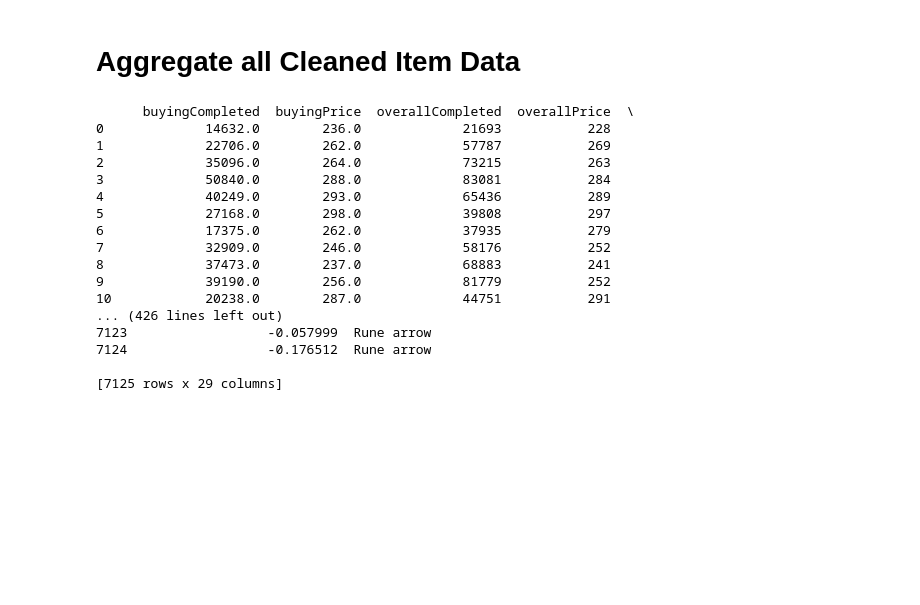
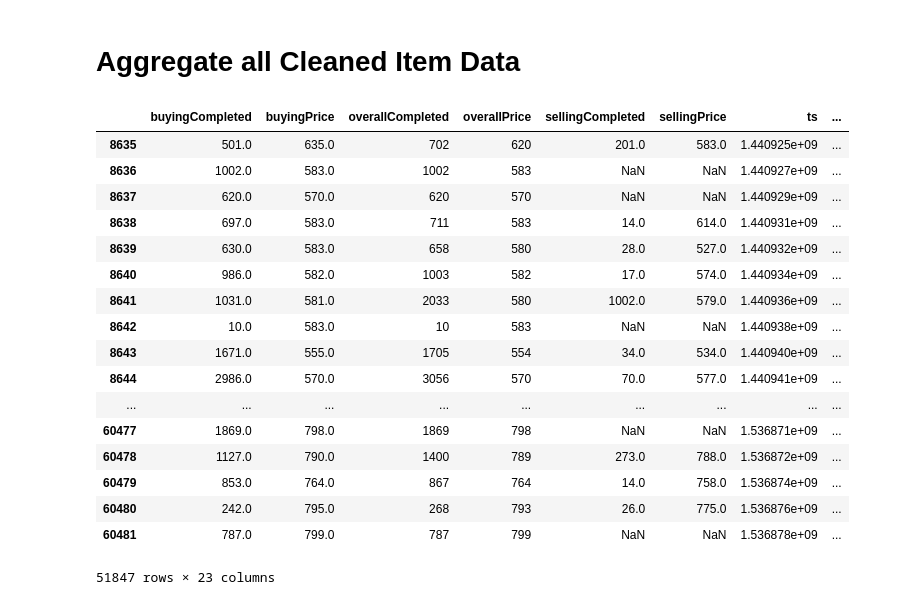
Before and after one commit to ncasale/rs-rnn-bot, a Jupyter notebook: notebook.ipynb, the cells around one changed output. Cells and saved outputs as stored; diff of their text form; code cells hidden in the pictures; blank space fills up the shorter version.

```diff
--- a/notebook.ipynb
+++ b/notebook.ipynb
@@ -298,4 +308,4 @@ Retrying...
 # Convert Data to Deltas
 # %%
 #----- CONVERT DATA TO DELTAS -----#
-generate_train_and_test_deltas(item_records)
+item_records = generate_train_and_test_deltas(item_records)
@@ -304,5 +316,5 @@ generate_train_and_test_deltas(item_records)
 These next period values are what we will be attempting to predict with the ANN.
 # %%
 #----- GET NEXT PERIOD OVERALL PRICE FOR EACH ENTRY -----#
-get_next_period_overall_price(item_records)
+item_records = get_next_period_overall_price(item_records)
 # %% [output]
@@ -329,6 +325,6 @@ get_next_period_overall_price(item_records)
 #------ CREATE 30 DAY AVERAGES FOR COLUMNS -----#
 columns = ['overallPricePer', 'overallCompletedPer', 'buyingPricePer', 'buyingCompletedPer',\
            'sellingPricePer', 'sellingCompletedPer']
-window = 180 #24/4 hour periods * 30 days = 180 window
-generate_moving_averages(item_records, columns, window)
+window = 1440 #24/.5 hour periods * 30 days = 1440 window
+item_records = generate_moving_averages(item_records, columns, window)
 # %% [output]
@@ -340,5 +333,5 @@ See the caveats in the documentation: http://pandas.pydata.org/pandas-docs/stabl
 # Generate Z-Scores and Remove Outliers
 # %%
 #----- Generate Z-Scores for Percentage columns and remove outliers -----#
-generate_z_scores(item_records, columns)
+item_records = generate_z_scores(item_records, columns)
 # %% [output]
@@ -354,23 +362,24 @@ print(item_records.iloc[0]['data'])
 # Aggregate all Cleaned Item Data
 # %%
 aggregate_df = aggregate_cleaned_item_data(item_records)
-# %%
-print(aggregate_df)
-# %% [output]
-      buyingCompleted  buyingPrice  overallCompleted  overallPrice  \
-0             14632.0        236.0             21693           228
-1             22706.0        262.0             57787           269
-2             35096.0        264.0             73215           263
-3             50840.0        288.0             83081           284
-4             40249.0        293.0             65436           289
-5             27168.0        298.0             39808           297
-6             17375.0        262.0             37935           279
-7             32909.0        246.0             58176           252
-8             37473.0        237.0             68883           241
-9             39190.0        256.0             81779           252
-10            20238.0        287.0             44751           291
-... (426 lines left out)
-7123                  -0.057999  Rune arrow
-7124                  -0.176512  Rune arrow
-
-[7125 rows x 29 columns]
+# %%
+item_records.iloc[34]['data']
+# %% [output]
+|  | buyingCompleted | buyingPrice | overallCompleted | overallPrice | sellingCompleted | sellingPrice | ts | ... |
+| 8635 | 501.0 | 635.0 | 702 | 620 | 201.0 | 583.0 | 1.440925e+09 | ... |
+| 8636 | 1002.0 | 583.0 | 1002 | 583 | NaN | NaN | 1.440927e+09 | ... |
+| 8637 | 620.0 | 570.0 | 620 | 570 | NaN | NaN | 1.440929e+09 | ... |
+| 8638 | 697.0 | 583.0 | 711 | 583 | 14.0 | 614.0 | 1.440931e+09 | ... |
+| 8639 | 630.0 | 583.0 | 658 | 580 | 28.0 | 527.0 | 1.440932e+09 | ... |
+| 8640 | 986.0 | 582.0 | 1003 | 582 | 17.0 | 574.0 | 1.440934e+09 | ... |
+| 8641 | 1031.0 | 581.0 | 2033 | 580 | 1002.0 | 579.0 | 1.440936e+09 | ... |
+| 8642 | 10.0 | 583.0 | 10 | 583 | NaN | NaN | 1.440938e+09 | ... |
+| 8643 | 1671.0 | 555.0 | 1705 | 554 | 34.0 | 534.0 | 1.440940e+09 | ... |
+| 8644 | 2986.0 | 570.0 | 3056 | 570 | 70.0 | 577.0 | 1.440941e+09 | ... |
+| ... | ... | ... | ... | ... | ... | ... | ... | ... |
+| 60477 | 1869.0 | 798.0 | 1869 | 798 | NaN | NaN | 1.536871e+09 | ... |
+| 60478 | 1127.0 | 790.0 | 1400 | 789 | 273.0 | 788.0 | 1.536872e+09 | ... |
+| 60479 | 853.0 | 764.0 | 867 | 764 | 14.0 | 758.0 | 1.536874e+09 | ... |
+| 60480 | 242.0 | 795.0 | 268 | 793 | 26.0 | 775.0 | 1.536876e+09 | ... |
+| 60481 | 787.0 | 799.0 | 787 | 799 | NaN | NaN | 1.536878e+09 | ... |
+51847 rows × 23 columns
```
Also changed, not shown: parts of 13 cells of this notebook, 1 other file.
